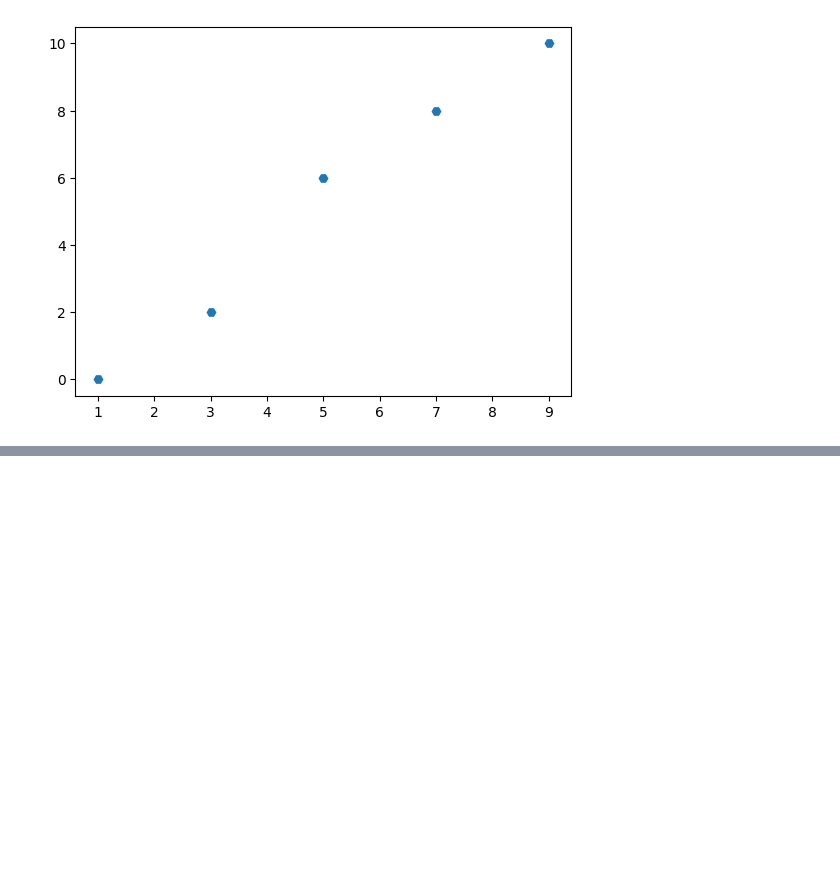
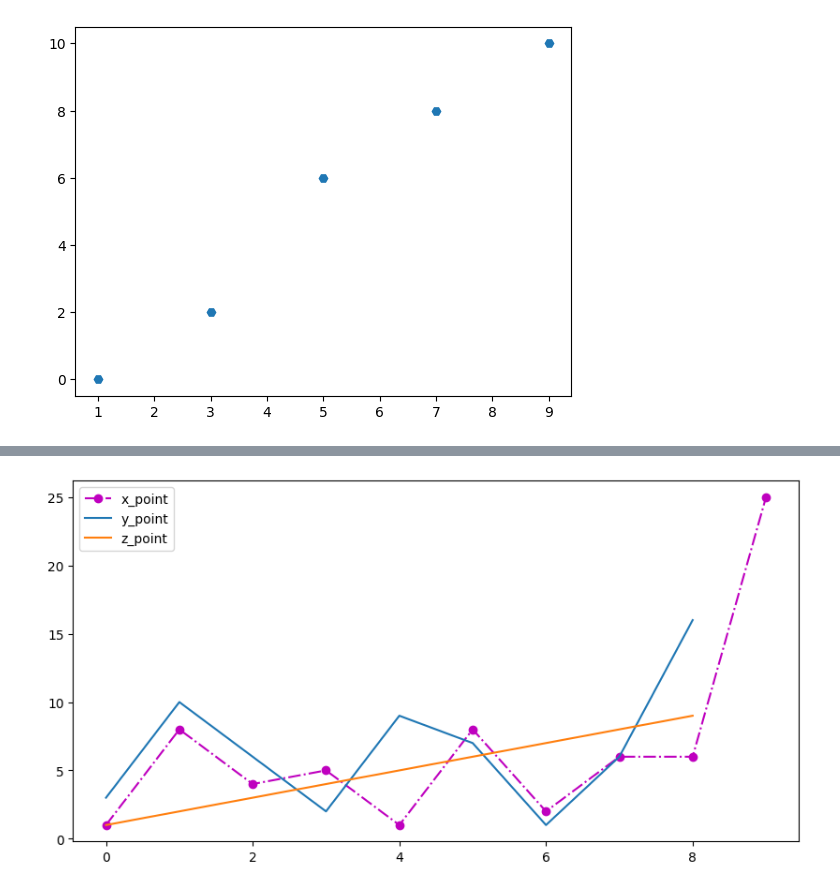
Before and after one commit to AbilashSP10/Python_Learning, a Jupyter notebook: MathPlotLib/Mathplotlib.ipynb, the cells around one changed output, grey strips where cells are left out. Saved outputs shown, nothing was run; the diff lists cells and outputs as text; code cells hidden in the pictures; blank space fills up the shorter version.

```diff
--- a/MathPlotLib/Mathplotlib.ipynb
+++ b/MathPlotLib/Mathplotlib.ipynb
@@ -19,0 +36,13 @@ plt.show()
+# %%
+x_point = np.array([1,8,4,5,1,8,2,6,6,25])
+y_point = np.array([3,10,6,2,9,7,1,6,16])
+z_point = np.array([1,2,3,4,5,6,7,8,9])
+
+plt.figure(figsize=(10,5))
+plt.plot(x_point,"o-.m",label="x_point")
+plt.plot(y_point,label="y_point")
+plt.plot(z_point,label="z_point")
+plt.legend()
+plt.show()
+# %% [output]
+[figure, added]
```
Also changed, not shown: parts of 2 cells of this notebook.
